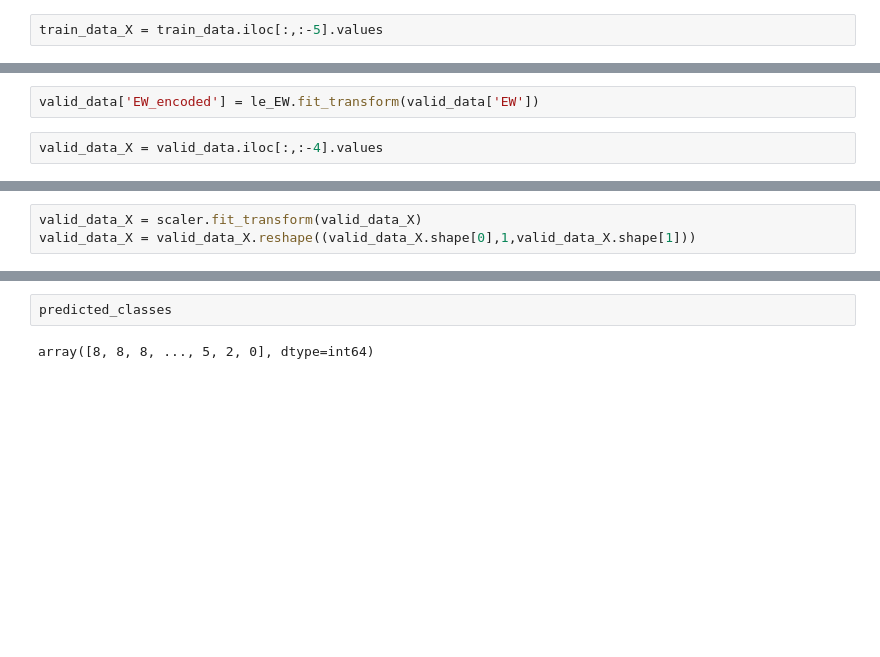
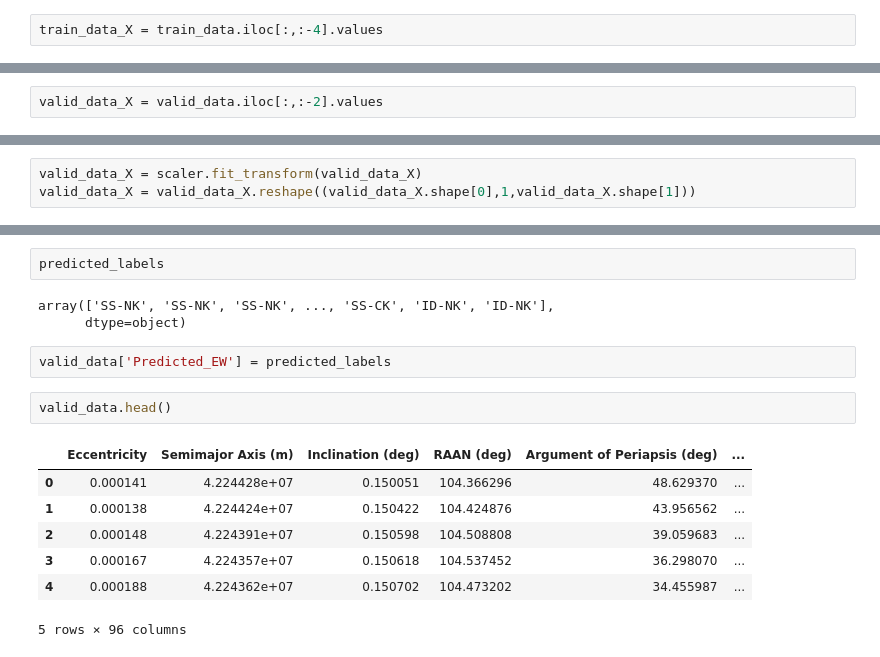
Before and after one commit to ARCLab-MIT/splid-devkit, a Jupyter notebook: baseline_submissions/ml_python/ML_solutions/ML_sol_LSTM.ipynb, the cells around one changed output, grey strips where cells are left out. Saved outputs shown, nothing was run; the diff lists cells and outputs as text; blank space fills up the shorter version.

```diff
--- a/baseline_submissions/ml_python/ML_solutions/ML_sol_LSTM.ipynb
+++ b/baseline_submissions/ml_python/ML_solutions/ML_sol_LSTM.ipynb
@@ -124,5 +121,5 @@ train_data['NS_encoded'] = le_NS.fit_transform(train_data['NS'])
 # %%
-train_data_X = train_data.iloc[:,:-5].values
+train_data_X = train_data.iloc[:,:-4].values
 # %%
 train_data_Y_EW = train_data.iloc[:,-2].values
 train_data_Y_NS = train_data.iloc[:,-1].values
@@ -211,5 +203,3 @@ Epoch 10/10
 <keras.src.callbacks.History at 0x...>
-# %%
-valid_data['EW_encoded'] = le_EW.fit_transform(valid_data['EW'])
 # %%
-valid_data_X = valid_data.iloc[:,:-4].values
+valid_data_X = valid_data.iloc[:,:-2].values
@@ -234,4 +221,17 @@ ValueError: y contains previously unseen labels: [7 8]
 # %%
-predicted_classes
+predicted_labels
 # %% [output]
-array([8, 8, 8, ..., 5, 2, 0], dtype=int64)
+array(['SS-NK', 'SS-NK', 'SS-NK', ..., 'SS-CK', 'ID-NK', 'ID-NK'],
+      dtype=object)
+# %%
+valid_data['Predicted_EW'] = predicted_labels
+# %%
+valid_data.head()
+# %% [output]
+|  | Eccentricity | Semimajor Axis (m) | Inclination (deg) | RAAN (deg) | Argument of Periapsis (deg) | ... |
+| 0 | 0.000141 | 4.224428e+07 | 0.150051 | 104.366296 | 48.629370 | ... |
+| 1 | 0.000138 | 4.224424e+07 | 0.150422 | 104.424876 | 43.956562 | ... |
+| 2 | 0.000148 | 4.224391e+07 | 0.150598 | 104.508808 | 39.059683 | ... |
+| 3 | 0.000167 | 4.224357e+07 | 0.150618 | 104.537452 | 36.298070 | ... |
+| 4 | 0.000188 | 4.224362e+07 | 0.150702 | 104.473202 | 34.455987 | ... |
+5 rows × 96 columns
```
Also changed, not shown: parts of 31 cells of this notebook, 1 other file.
